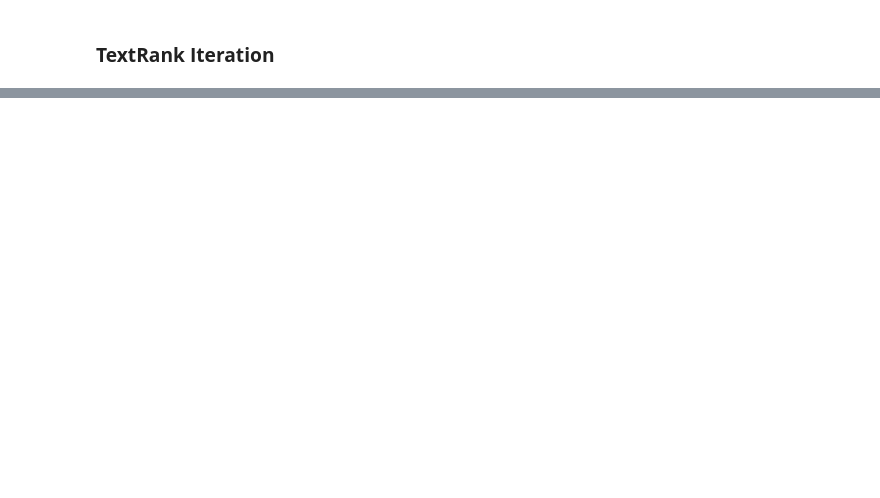
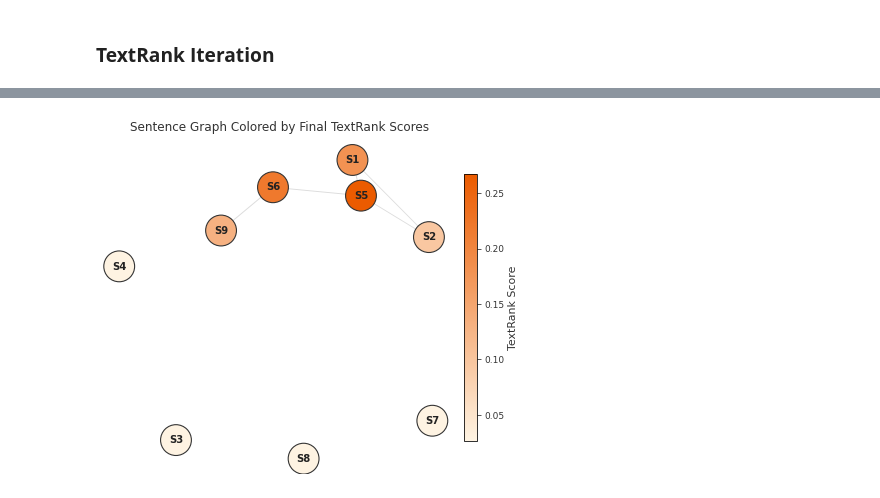
Before and after one commit to farnooshkareemi/Graph-Text-Summarizer, a Jupyter notebook: src/Summary.ipynb, the cells around one changed output, grey strips where cells are left out. Drawn from its saved outputs; the diff is of its cells as text; code cells hidden in the pictures; blank space fills up the shorter version.

```diff
--- a/src/Summary.ipynb
+++ b/src/Summary.ipynb
@@ -1721,0 +673,15 @@ aha! so you mean in my report it is better to say a toy example and then ompleme
+# %%
+# Example usage
+original_Articles, cleaned_tokens = preprocess_text_manual(article_text_input)
+M_tfidf = build_similarity_matrix(cleaned_tokens, metric="tfidf")
+
+G = Graph(len(M_tfidf))
+G.build_from_matrix(M_tfidf, tau=0.0)   # <-- tau=0.0 to mirror row_normalize
+P_class = G.to_transition_matrix()
+
+print("\nP:")
+for i in range(len(P_class)):
+    print(" ".join(f"{v:.2f}" for v in P_class[i]))
+
+
+#checked ____________
@@ -1721,0 +984,78 @@ aha! so you mean in my report it is better to say a toy example and then ompleme
+# %%
+# ====== SENTENCE GRAPH COLORED BY TEXTRANK SCORES (class-based) ======
+import matplotlib.pyplot as plt
+import matplotlib.colors as mcolors
+import networkx as nx
+import numpy as np
+
+# --- Custom color palette (beige → deep orange) ---
+THEME_COLORS = ["#FEF3E2", "#EB5B00"]  # light → deep orange
+cmap = mcolors.LinearSegmentedColormap.from_list("custom_theme", THEME_COLORS)
+
+# --- Assume you already ran class-based summarizer ---
+# idx, summary, scores, P, G = summarize_textrank(...)
+
+n = G.n
+r_arr = np.array(scores)
+
+# --- Build NetworkX graph from your Graph class ---
+G_nx = nx.Graph()
+G_nx.add_nodes_from(range(n))
+for node in G.nodes:
+    for j, w in node.edges:
+        G_nx.add_edge(node.id, j, weight=w)
+
+# --- Prepare layout and normalized colors ---
+pos = nx.spring_layout(G_nx, seed=42)
+r_norm = (r_arr - r_arr.min()) / (r_arr.max() - r_arr.min() + 1e-12)
+node_colors = cmap(r_norm)
+
+# --- Plot styling ---
+plt.figure(figsize=(6.2, 5.2))
+
+# Nodes
+nx.draw_networkx_nodes(
+    G_nx, pos,
+    node_color=node_colors,
+    node_size=950,
+    edgecolors="#333333",
+    linewidths=1.1
+)
+
+# Edges
+nx.draw_networkx_edges(
+    G_nx, pos,
+    edge_color="#d9d9d9",
+    width=[0.8 + 3.0 * G_nx[u][v]['weight'] for u, v in G_nx.edges()],
+    alpha=0.9
+)
+
+# Labels
+nx.draw_networkx_labels(
+    G_nx, pos,
+    labels={i: f"S{i+1}" for i in range(n)},
+    font_size=10,
+    font_weight="bold",
+    font_color="#222222"
+)
+
+# --- Colorbar for node intensity ---
+sm = plt.cm.ScalarMappable(
+    norm=plt.Normalize(vmin=r_arr.min(), vmax=r_arr.max()),
+    cmap=cmap
+)
+cbar = plt.colorbar(sm, shrink=0.8, pad=0.02)
+cbar.set_label("TextRank Score", fontsize=11, color="#333333")
+cbar.ax.tick_params(labelsize=9, colors="#333333")
+
+# --- Final touches ---
+plt.title("Sentence Graph Colored by Final TextRank Scores",
+          fontsize=12, color="#333333", pad=10)
+plt.axis("off")
+plt.tight_layout()
+plt.savefig("textrank_scores_heatmap.png", dpi=300, bbox_inches='tight', transparent=False)
+plt.show()
+
+print("✅ Saved textrank_scores_heatmap.png")
+# %% [output]
+[figure, added]
```
Also changed, not shown: parts of 61 cells of this notebook, 10 other files.
